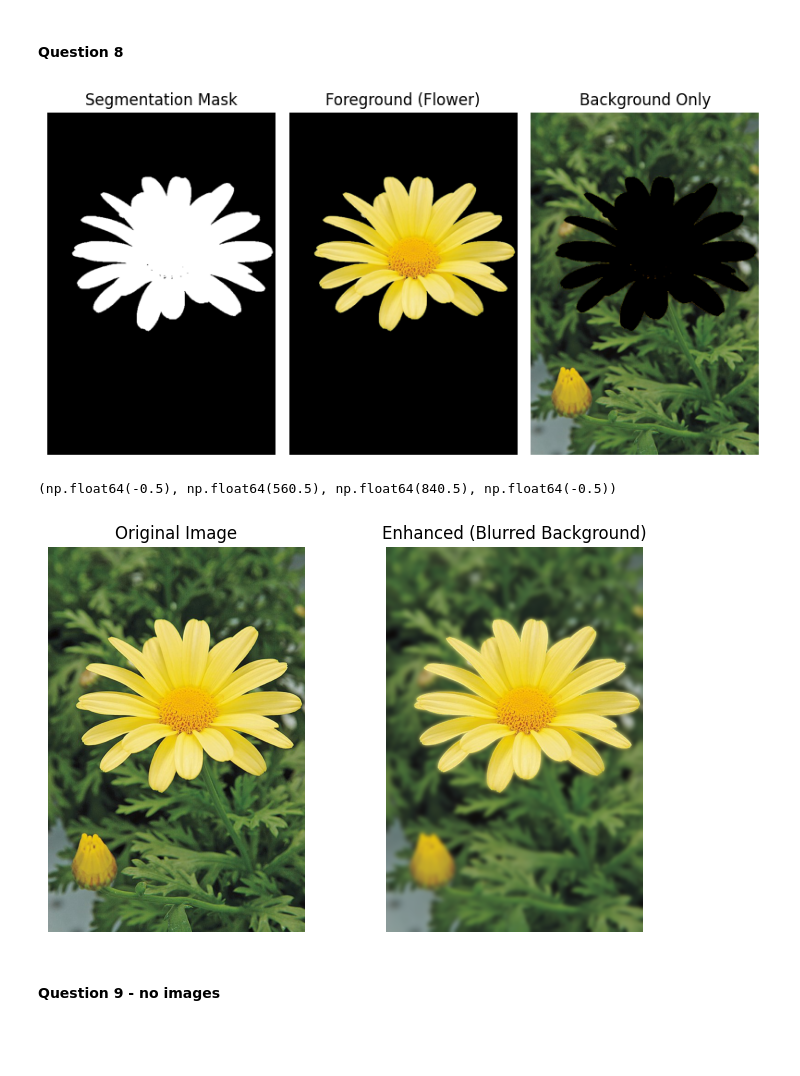
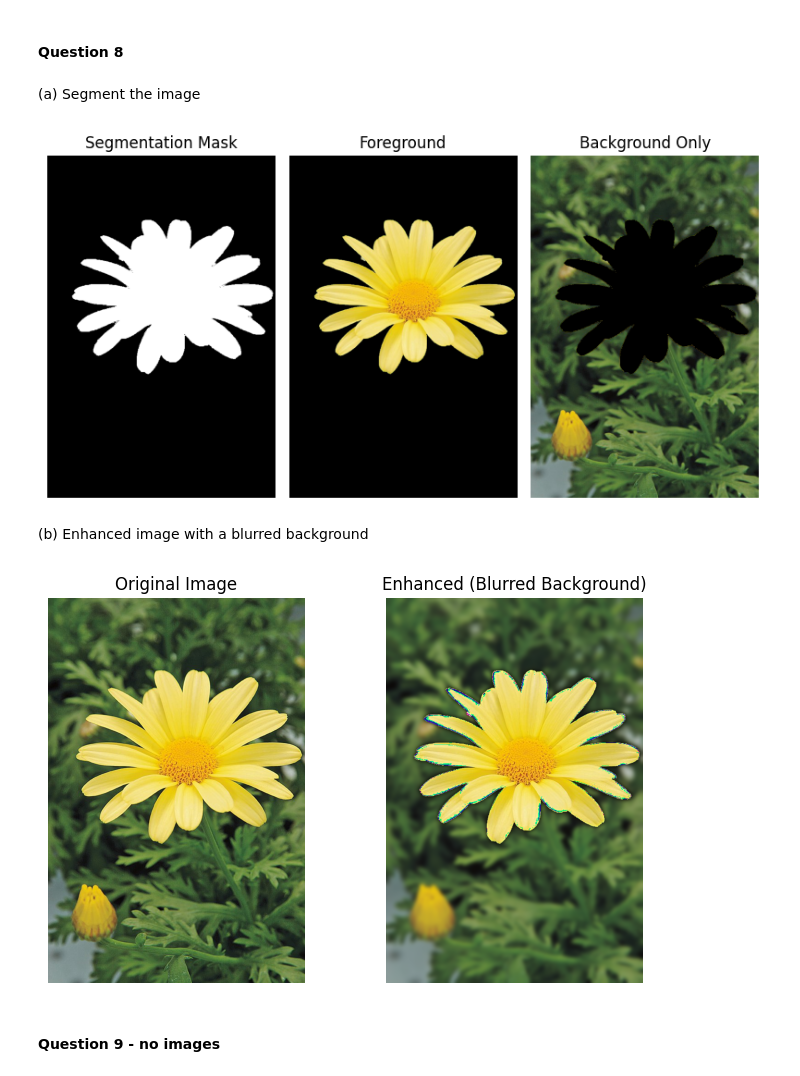
Before and after one commit to pramodiperera/IT5437, a Jupyter notebook: code.ipynb, the cells around one changed output. Drawn from its saved outputs; the diff is of its cells as text; code cells hidden in the pictures; blank space fills up the shorter version.

```diff
--- a/code.ipynb
+++ b/code.ipynb
@@ -467,11 +441,12 @@ plt.tight_layout()
 plt.show()
 # %% [markdown]
 #### Question 8
+# %% [markdown]
+(a) Segment the image
 # %%
 img = cv.imread("images/daisy.jpg")
 img_rgb = cv.cvtColor(img, cv.COLOR_BGR2RGB)
 
-# ------- (a) Segment the image ---------
 mask = np.zeros(img.shape[:2], np.uint8)
 
 bgdModel = np.zeros((1, 65), np.float64)
@@ -481,7 +456,7 @@ fgdModel = np.zeros((1, 65), np.float64)
 x1 = 50
 y1 = 136
 y2 = 557
-rect = (x1, 136, img.shape[1]-x1, y2-y1)  # (x,y,w,h)
+rect = (x1, 136, img.shape[1]-x1, y2-y1)  #(x,y,w,h)
 
 cv.grabCut(img_rgb, mask, rect, bgdModel, fgdModel, 5, cv.GC_INIT_WITH_RECT)
 
@@ -492,7 +467,6 @@ mask2 = np.where((mask==2)|(mask==0), 0, 1).astype('uint8')
 foreground = img_rgb * mask2[:, :, np.newaxis]
 background = img_rgb * (1 - mask2[:, :, np.newaxis])
 
-
 plt.figure(figsize=(8, 5))
 
 plt.subplot(1, 3, 1)
@@ -502,7 +476,7 @@ plt.axis("off")
 
 plt.subplot(1, 3, 2)
 plt.imshow(foreground)
-plt.title("Foreground (Flower)")
+plt.title("Foreground")
 plt.axis("off")
 
 plt.subplot(1, 3, 3)
@@ -513,27 +487,32 @@ plt.axis("off")
 plt.tight_layout()
 plt.show()
 # %% [output]
-[figure, old version]
+[figure, new version]
+# %% [markdown]
+(b) Enhanced image with a blurred background
 # %%
-# ---- (b) Enhanced image with a blurred background. ----
+# Create blurred background only
+background_only = img_rgb * (1 - mask2[:, :, np.newaxis])   # original background
+blurred_bg_only = cv.GaussianBlur(background_only, (25, 25), 0)
 
-blurred_bg = cv.GaussianBlur(img_rgb, (25, 25), 0)  # blur full image
-blurred_combined = blurred_bg * (1 - mask2[:, :, np.newaxis]) + foreground
+# Combine blurred background with sharp foreground
+blurred_combined = blurred_bg_only + foreground
 
 plt.figure(figsize=(8, 5))
 
 plt.subplot(1, 2, 1)
 plt.imshow(img_rgb)
 plt.title("Original Image")
 plt.axis("off")
 
 plt.subplot(1, 2, 2)
 plt.imshow(blurred_combined.astype(np.uint8))
 plt.title("Enhanced (Blurred Background)")
 plt.axis("off")
+
+plt.show()
 # %% [output]
-(np.float64(-0.5), np.float64(560.5), np.float64(840.5), np.float64(-0.5))
-[figure, old version]
+[figure, new version]
 # %% [markdown]
 #### Question 9 - no images
 # %%
```
Also changed, not shown: parts of 11 cells of this notebook, 1 other file.
